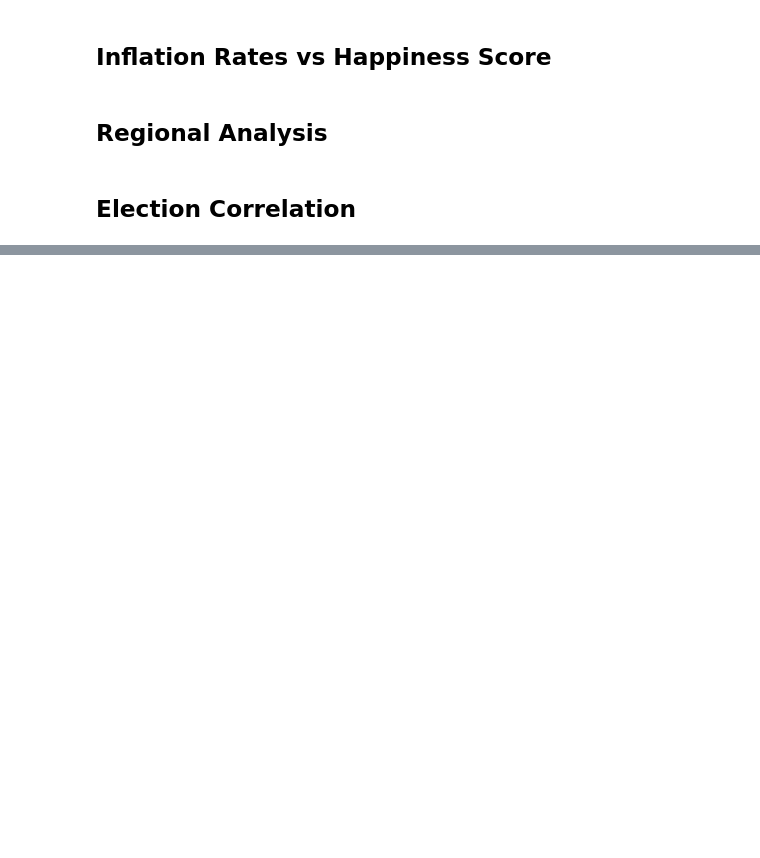
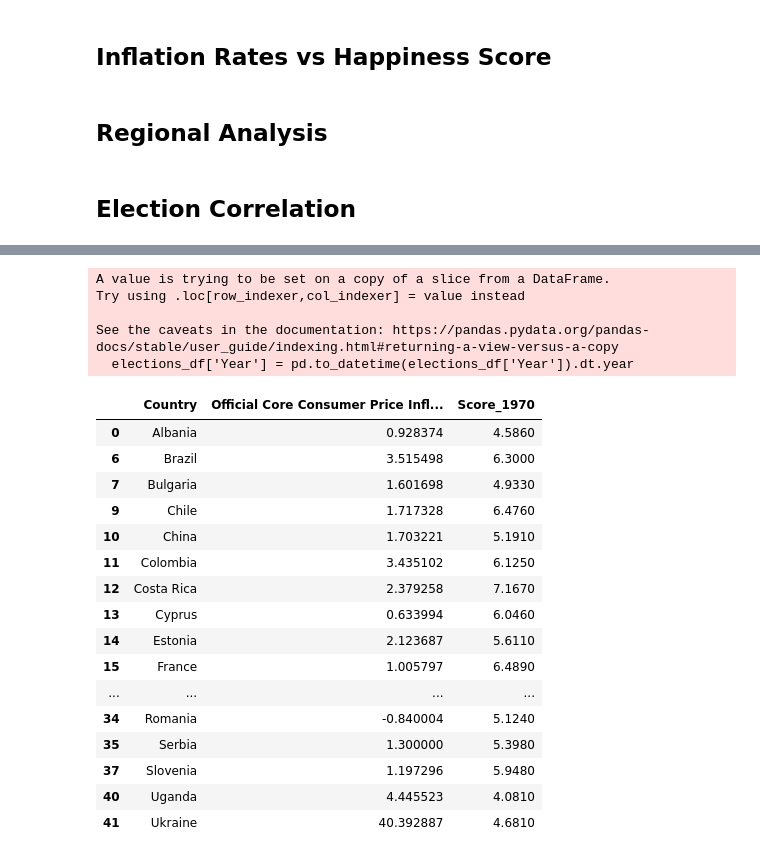
Before and after one commit to cmgboji/PSY371F-Final-Project, a Jupyter notebook: PSY 371F - Notebook.ipynb, the cells around one changed output, grey strips where cells are left out. Cells and saved outputs as stored; diff of their text form; code cells hidden in the pictures; blank space fills up the shorter version.

```diff
--- a/PSY 371F - Notebook.ipynb
+++ b/PSY 371F - Notebook.ipynb
@@ -116,0 +276,42 @@ ppi.head()
+# %%
+elections_df['Year'] = pd.to_datetime(elections_df['Year']).dt.year
+
+agg_df = elections_df.groupby(['Country', 'Year'], as_index=False).agg({
+    'Official Core Consumer Price Inflation': 'first',
+    'Score': 'first'
+})
+
+agg_df
+
+pivot_df = agg_df.pivot(index='Country', columns='Year')
+
+pivot_df.columns = [f'{col[0]}_{col[1]}' for col in pivot_df.columns]
+
+pivot_df = pivot_df.reset_index()
+
+pivot_df.dropna(inplace = True)
+
+pivot_df
+# %% [output]
+A value is trying to be set on a copy of a slice from a DataFrame.
+Try using .loc[row_indexer,col_indexer] = value instead
+
+See the caveats in the documentation: https://pandas.pydata.org/pandas-docs/stable/user_guide/indexing.html#returning-a-view-versus-a-copy
+  elections_df['Year'] = pd.to_datetime(elections_df['Year']).dt.year
+|  | Country | Official Core Consumer Price Infl... | Score_1970 |
+| 0 | Albania | 0.928374 | 4.5860 |
+| 6 | Brazil | 3.515498 | 6.3000 |
+| 7 | Bulgaria | 1.601698 | 4.9330 |
+| 9 | Chile | 1.717328 | 6.4760 |
+| 10 | China | 1.703221 | 5.1910 |
+| 11 | Colombia | 3.435102 | 6.1250 |
+| 12 | Costa Rica | 2.379258 | 7.1670 |
+| 13 | Cyprus | 0.633994 | 6.0460 |
+| 14 | Estonia | 2.123687 | 5.6110 |
+| 15 | France | 1.005797 | 6.4890 |
+| ... | ... | ... | ... |
+| 34 | Romania | -0.840004 | 5.1240 |
+| 35 | Serbia | 1.300000 | 5.3980 |
+| 37 | Slovenia | 1.197296 | 5.9480 |
+| 40 | Uganda | 4.445523 | 4.0810 |
+| 41 | Ukraine | 40.392887 | 4.6810 |
```
Also changed, not shown: parts of 9 cells of this notebook, 1 other file.
